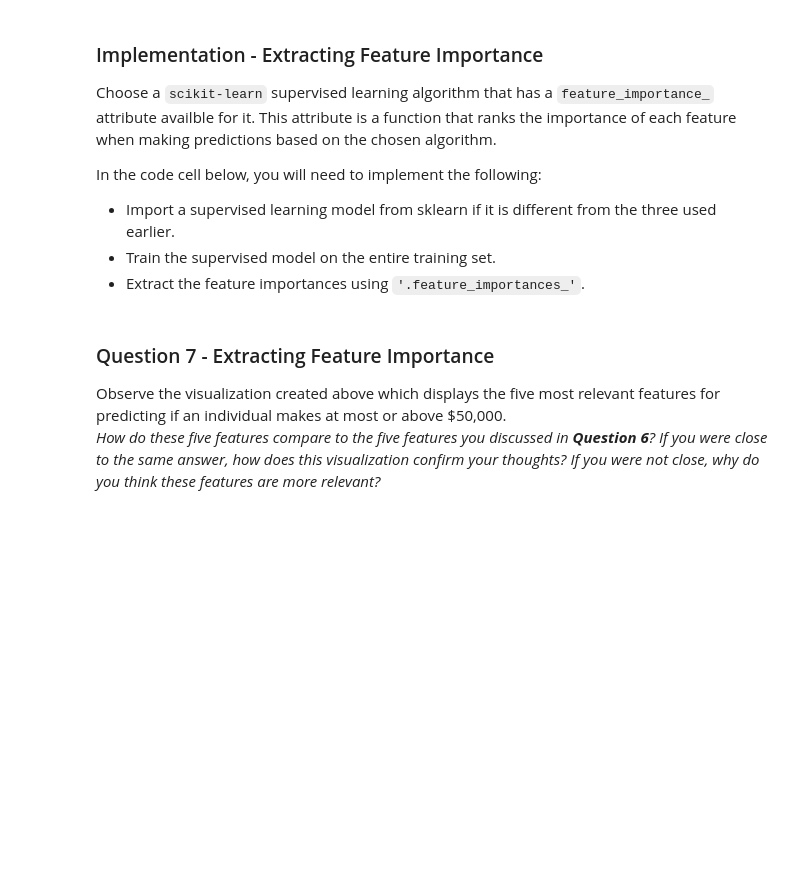
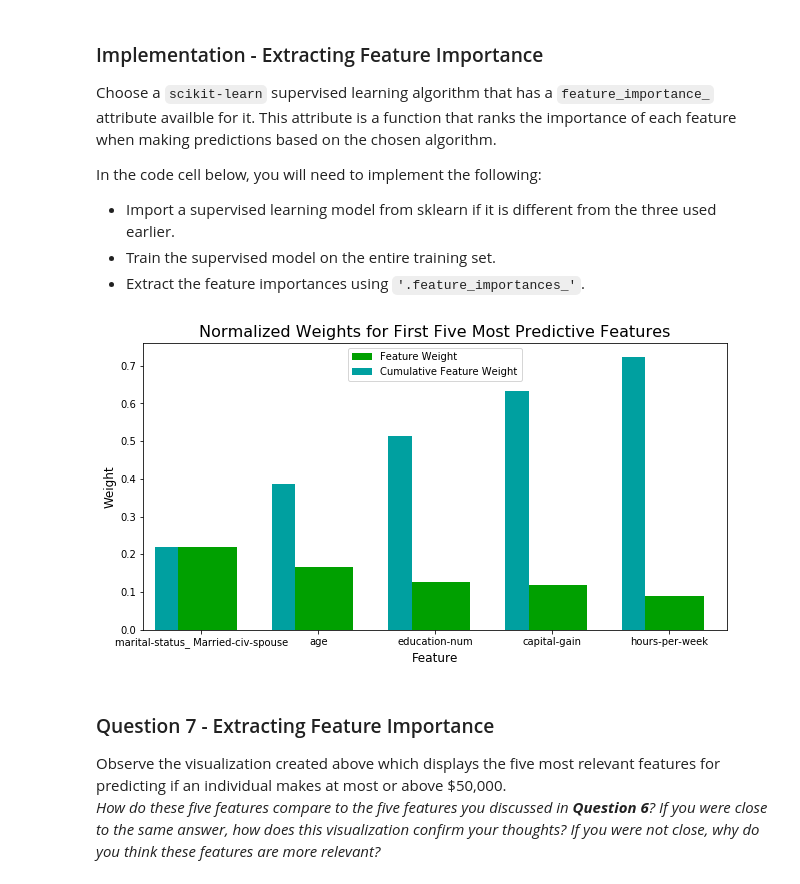
Before and after one commit to ben860116/Udacity_nano_machineLearning, a Jupyter notebook: FindingDonor/finding_donors.ipynb, the cells around one changed output. Cells and saved outputs as stored; diff of their text form; code cells hidden in the pictures; blank space fills up the shorter version.

```diff
--- a/FindingDonor/finding_donors.ipynb
+++ b/FindingDonor/finding_donors.ipynb
@@ -524,15 +622,21 @@ In the code cell below, you will need to implement the following:
  - Extract the feature importances using `'.feature_importances_'`.
 # %%
 # TODO: Import a supervised learning model that has 'feature_importances_'
+from sklearn.tree import DecisionTreeClassifier
+clf_n = DecisionTreeClassifier(random_state=18)
+
+
 
 # TODO: Train the supervised model on the training set
-model = None
+model = clf_n.fit(X_train,y_train)
 
 # TODO: Extract the feature importances
-importances = None
-
+importances = model.feature_importances_
+                    #feature_importances_
 # Plot
 vs.feature_plot(importances, X_train, y_train)
+# %% [output]
+[figure, added]
 # %% [markdown]
 ### Question 7 - Extracting Feature Importance
 
```
Also changed, not shown: parts of 20 cells of this notebook, 1 other file.
